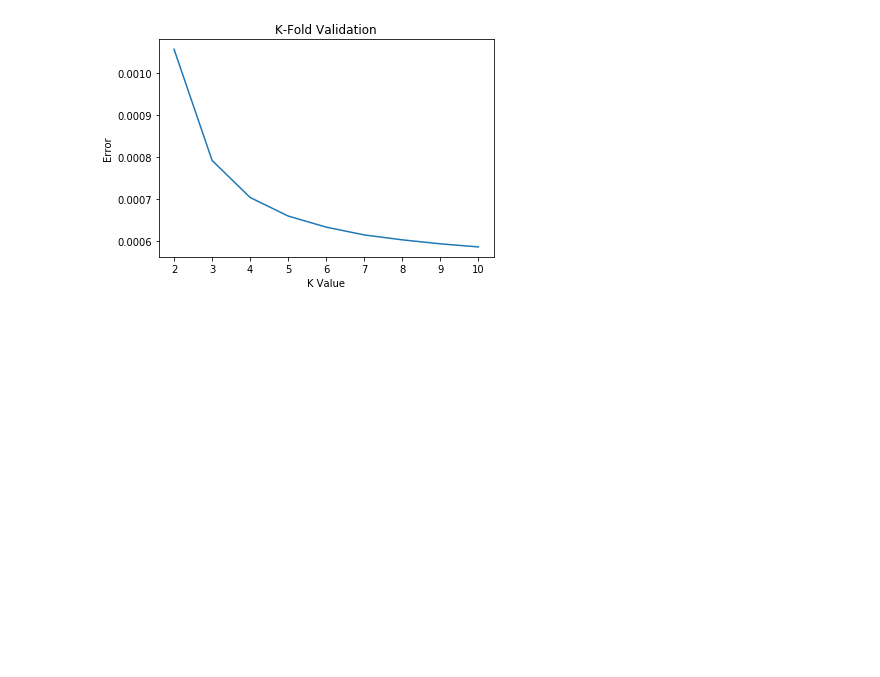
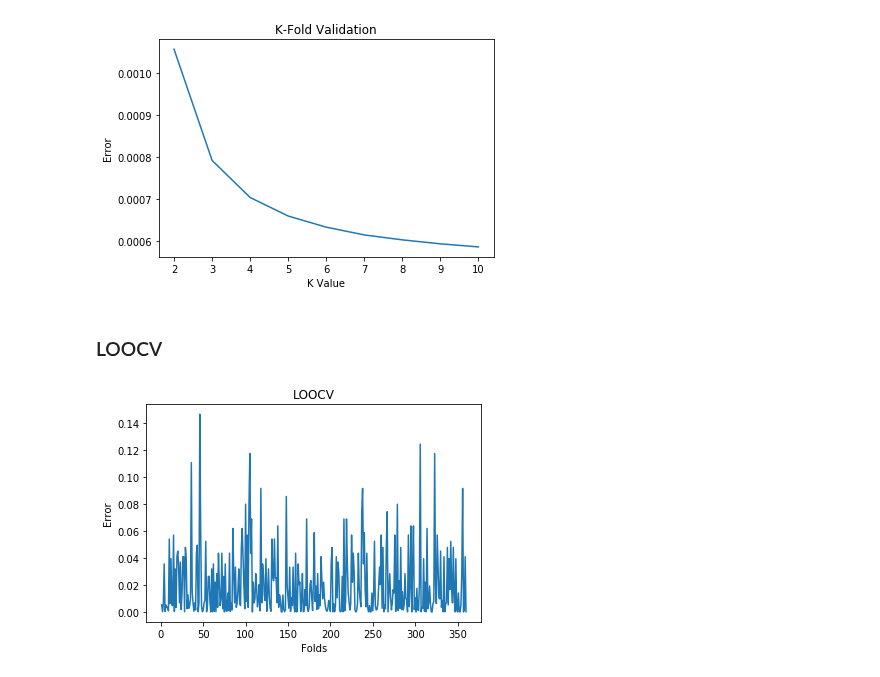
Before and after one commit to devloper13/DecisionTreeFromScratch, a Jupyter notebook: Reg.ipynb, the cells around one changed output. Saved outputs shown, nothing was run; the diff lists cells and outputs as text; code cells hidden in the pictures; blank space fills up the shorter version.

```diff
--- a/Reg.ipynb
+++ b/Reg.ipynb
@@ -11,8 +11,8 @@ def get_test_train_with_header(location):
     location = '~/Documents/SMAI/Assignment2/' + location
     dataframe = pd.read_csv(location)
     #dataframe = dataframe.sample(frac=1).reset_index(drop=True)
-    train  = dataframe[:int(0.2*len(dataframe))]
-    test = dataframe[int(0.2*len(dataframe)):]
+    train  = dataframe[:int(0.8*len(dataframe))]
+    test = dataframe[int(0.8*len(dataframe)):]
     return test,train
 # %%
 def get_test_train(location):
@@ -67,7 +67,7 @@ def predictLinear(test,target,B,lamb,reg='L0'):
         if col!=target:
             #print(test[:,col])
             normalized_col = list(((test[:,col]) - np.mean(test[:,col]))/\
-                                   ((np.std(test[:,col]))))
+                                   ((np.std(test[:,col]))+np.finfo(float).eps))
             X.append(normalized_col)
     #print(X)
     X = np.array(X).T
@@ -89,7 +89,7 @@ def LinearRegressionFit(test,train,target,lamb,reg='L0'):
     for col in range(1,columns):
         if col!=target:
             normalized_col = list(((train[:,col]) - np.mean(train[:,col]))/\
-                                   ((np.std(train[:,col]))))
+                                   ((np.std(train[:,col]))+np.finfo(float).eps))
             X.append(normalized_col)
     X = np.array(X).T
     B = np.array(np.zeros(columns-1))
@@ -191,3 +191,31 @@ plt.title("K-Fold Validation")
 plt.show()
 # %% [output]
 [figure]
+# %% [markdown]
+### LOOCV
+# %%
+location = 'AdmissionDataset/data.csv'
+test,train = get_test_train_with_header(location)
+train = train.values
+target=8
+klist = []
+acclist = []
+kf = KFold(n_splits=train.shape[0])
+j = 1
+for train_index, test_index in kf.split(train):
+    klist.append(j)
+    size = len(train_index)
+    trainData = train[train_index]
+    testData = train[test_index]
+    slopeValues = LinearRegressionFit(testData,trainData,target,0.3,'L2')
+    X,predicted_y,err = predictLinear(testData,target,slopeValues,0.3,'L2')
+    acclist.append(err)
+    j+=1
+# %%
+plt.plot(klist,acclist)
+plt.xlabel("Folds")
+plt.ylabel("Error")
+plt.title("LOOCV")
+plt.show()
+# %% [output]
+[figure, added]
```
